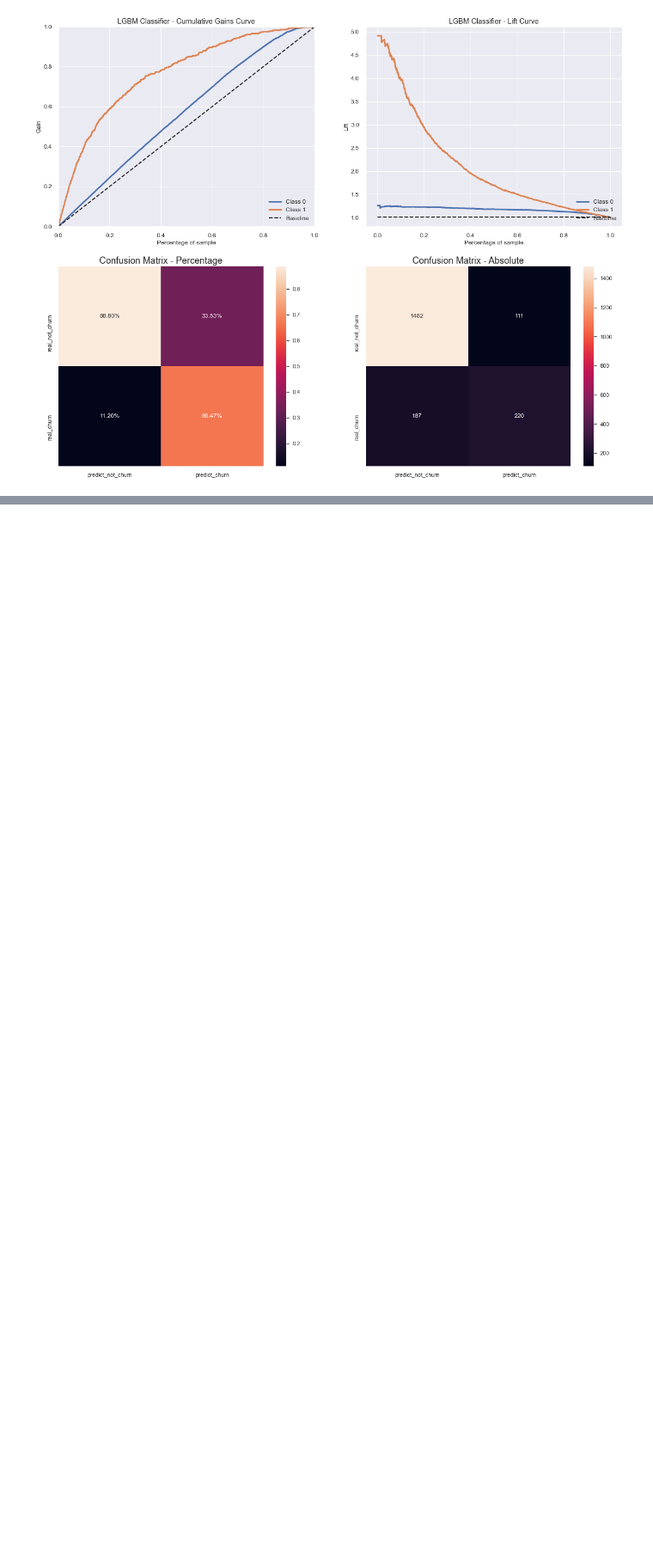
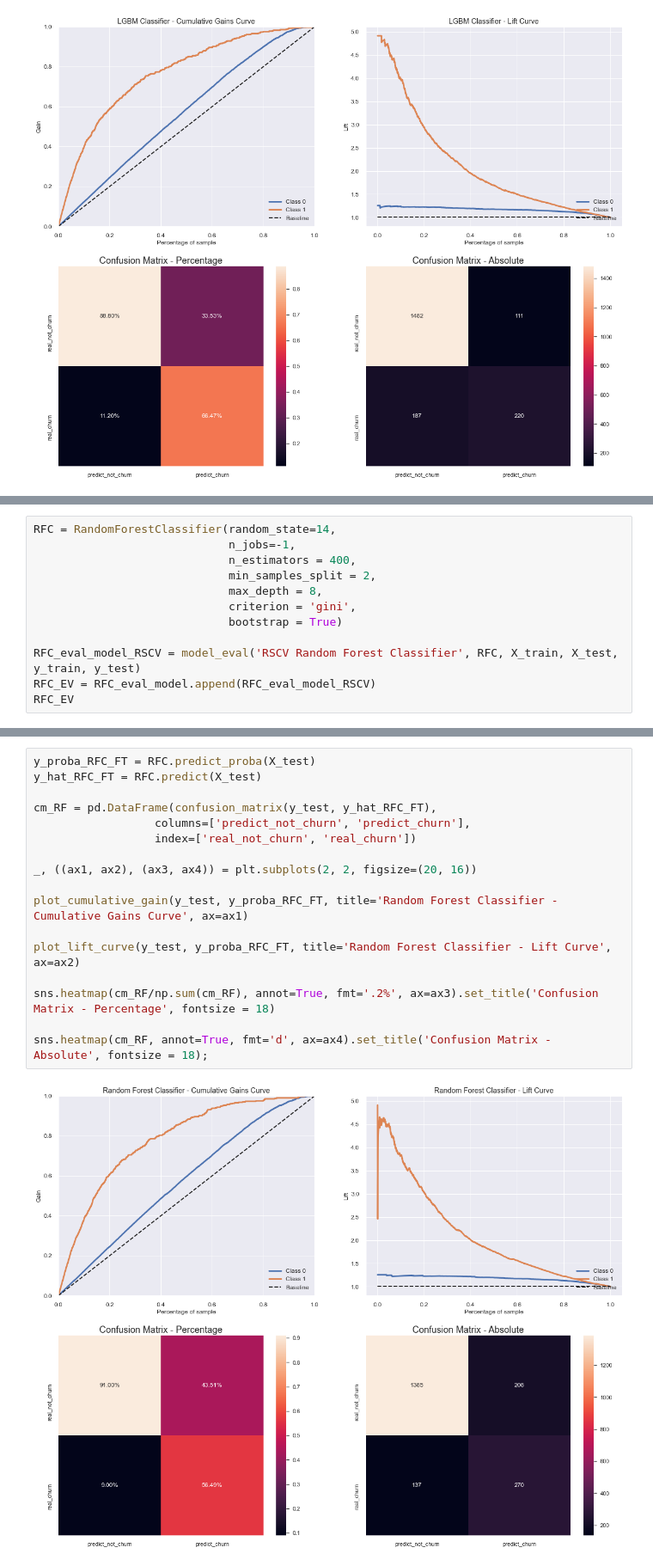
Before and after one commit to felipedmnq/churn-prediction, a Jupyter notebook: notebooks/C3_churn.ipynb, the cells around one changed output, grey strips where cells are left out. Shown at 86% size. Saved outputs shown, nothing was run; the diff lists cells and outputs as text; blank space fills up the shorter version.

```diff
--- a/notebooks/C3_churn.ipynb
+++ b/notebooks/C3_churn.ipynb
@@ -955,0 +991,12 @@ sns.heatmap(cm, annot=True, fmt='d', ax=ax4).set_title('Confusion Matrix - Absol
+# %%
+RFC = RandomForestClassifier(random_state=14,
+                             n_jobs=-1,
+                             n_estimators = 400,
+                             min_samples_split = 2,
+                             max_depth = 8,
+                             criterion = 'gini',
+                             bootstrap = True)
+
+RFC_eval_model_RSCV = model_eval('RSCV Random Forest Classifier', RFC, X_train, X_test, y_train, y_test)
+RFC_EV = RFC_eval_model.append(RFC_eval_model_RSCV)
+RFC_EV
@@ -955,0 +1007,19 @@ sns.heatmap(cm, annot=True, fmt='d', ax=ax4).set_title('Confusion Matrix - Absol
+# %%
+y_proba_RFC_FT = RFC.predict_proba(X_test)
+y_hat_RFC_FT = RFC.predict(X_test)
+
+cm_RF = pd.DataFrame(confusion_matrix(y_test, y_hat_RFC_FT),
+                  columns=['predict_not_churn', 'predict_churn'],
+                  index=['real_not_churn', 'real_churn'])
+
+_, ((ax1, ax2), (ax3, ax4)) = plt.subplots(2, 2, figsize=(20, 16))
+
+plot_cumulative_gain(y_test, y_proba_RFC_FT, title='Random Forest Classifier - Cumulative Gains Curve', ax=ax1)
+
+plot_lift_curve(y_test, y_proba_RFC_FT, title='Random Forest Classifier - Lift Curve', ax=ax2)
+
+sns.heatmap(cm_RF/np.sum(cm_RF), annot=True, fmt='.2%', ax=ax3).set_title('Confusion Matrix - Percentage', fontsize = 18)
+
+sns.heatmap(cm_RF, annot=True, fmt='d', ax=ax4).set_title('Confusion Matrix - Absolute', fontsize = 18);
+# %% [output]
+[figure, added]
```
Also changed, not shown: parts of 45 cells of this notebook, 5 other files.
